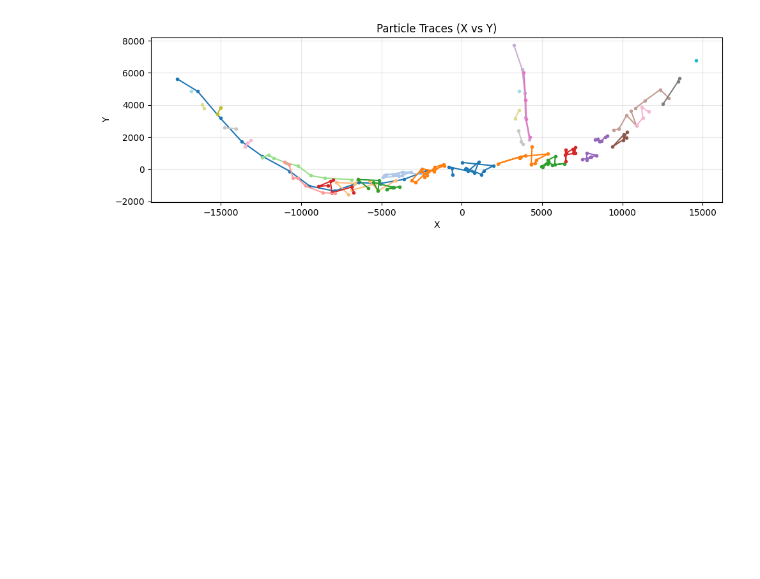
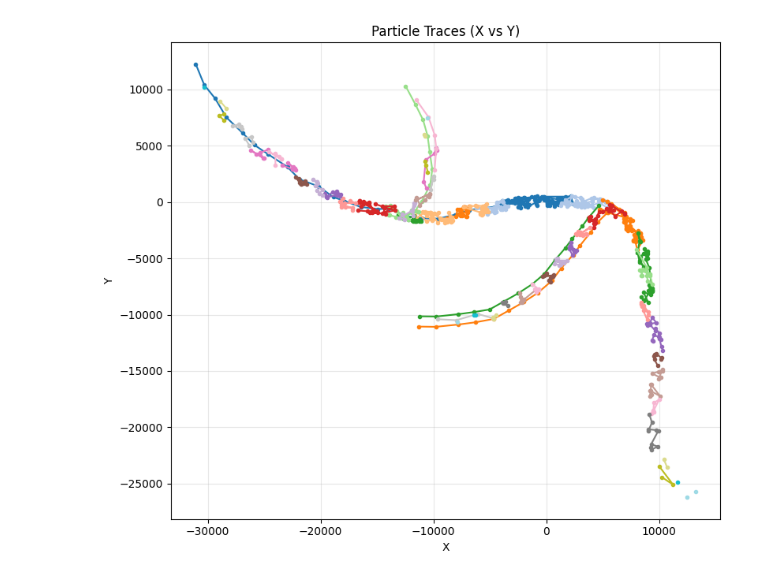
Before and after one commit to CritalMediumBlue/thisFractal, a Jupyter notebook: dataAnalisis/particles.ipynb, the cells around one changed output. Saved outputs shown, nothing was run; the diff lists cells and outputs as text; code cells hidden in the pictures; blank space fills up the shorter version.

```diff
--- a/dataAnalisis/particles.ipynb
+++ b/dataAnalisis/particles.ipynb
@@ -1,31 +1,31 @@
 # %%
 import pandas as pd
 import matplotlib.pyplot as plt
 import matplotlib.cm as cm
 import numpy as np
 
-df = pd.read_csv("input/Traces(2).csv", header=None, names=["particle", "time", "x", "y"])
+df = pd.read_csv("input/Traces(16).csv", header=None, names=["particle", "time", "x", "y"])
 
 particles = df["particle"].unique()
 colors = cm.tab20(np.linspace(0, 1, len(particles)))
 
 fig, ax1 = plt.subplots(figsize=(10, 7))
 
 # Spatial traces
 for i, pid in enumerate(particles):
     p = df[df["particle"] == pid]
     ax1.plot(p["x"], p["y"], "-o", color=colors[i], markersize=3, label=f"Particle {pid}")
 ax1.set_xlabel("X")
 ax1.set_ylabel("Y")
 ax1.set_title("Particle Traces (X vs Y)")
 #ax1.legend(fontsize=7, loc="best")
 ax1.set_aspect("equal")
 ax1.grid(True, alpha=0.3)
 
 plt.tight_layout()
 plt.show()
 # %% [output]
-[figure, old version]
+[figure, new version]
 # %%
 from scipy.spatial.distance import cdist
 
```
Also changed, not shown: parts of 2 cells of this notebook, 16 other files.
